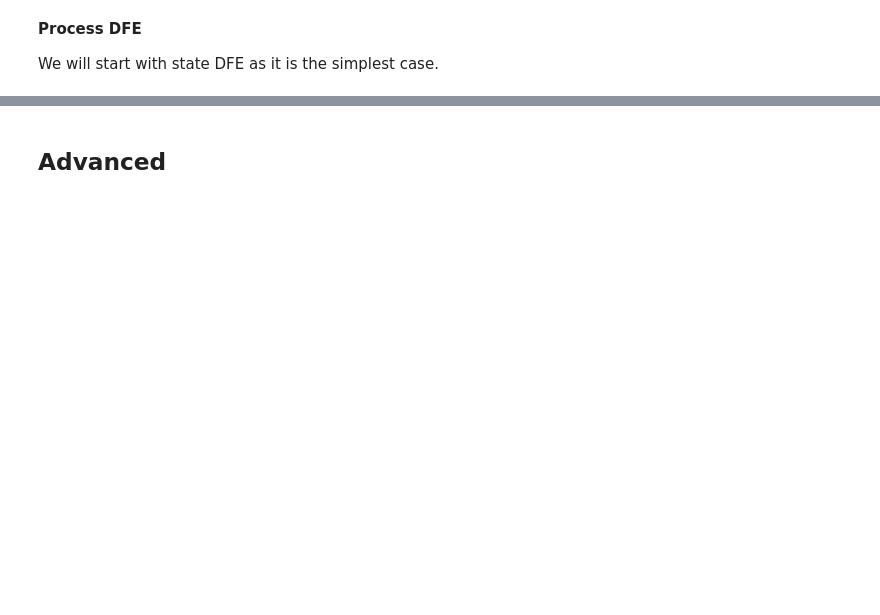
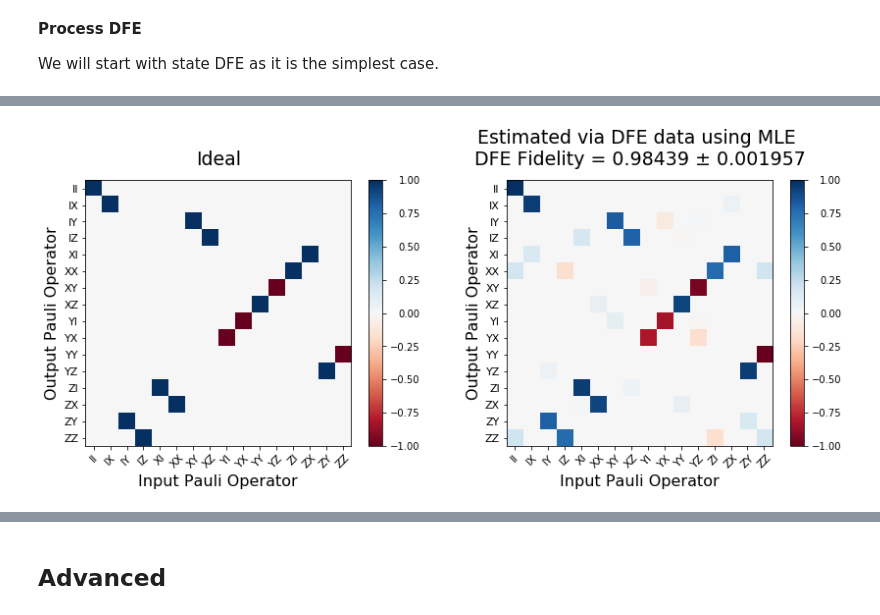
Before and after one commit to rigetti/forest-benchmarking, a Jupyter notebook: examples/direct_fidelity_estimation.ipynb, the cells around one changed output, grey strips where cells are left out. Drawn from its saved outputs; the diff is of its cells as text; code cells hidden in the pictures; blank space fills up the shorter version.

```diff
--- a/examples/direct_fidelity_estimation.ipynb
+++ b/examples/direct_fidelity_estimation.ipynb
@@ -518,0 +335,12 @@ pyplot.title(r"Process fidelity between $I$ and $R_y(\theta)$")
+# %%
+from forest.benchmarking.plotting.state_process import plot_pauli_transfer_matrix
+from forest.benchmarking.operator_tools import choi2pauli_liouville, kraus2pauli_liouville
+
+
+fig, (ax1, ax2) = plt.subplots(1, 2, figsize=(12,5))
+title_res = f"Estimated via DFE data using MLE \n" f"DFE Fidelity = {np.round(nfid_est, 5)} ± {np.round(nfid_std_err, 6)}"
+plot_pauli_transfer_matrix(np.real(kraus2pauli_liouville(U_ideal)), ax1, title='Ideal')
+plot_pauli_transfer_matrix(np.real(choi2pauli_liouville(choi_mle_est)), ax2, title=title_res)
+plt.tight_layout()
+# %% [output]
+[figure, added]
```
Also changed, not shown: parts of 66 cells of this notebook.
